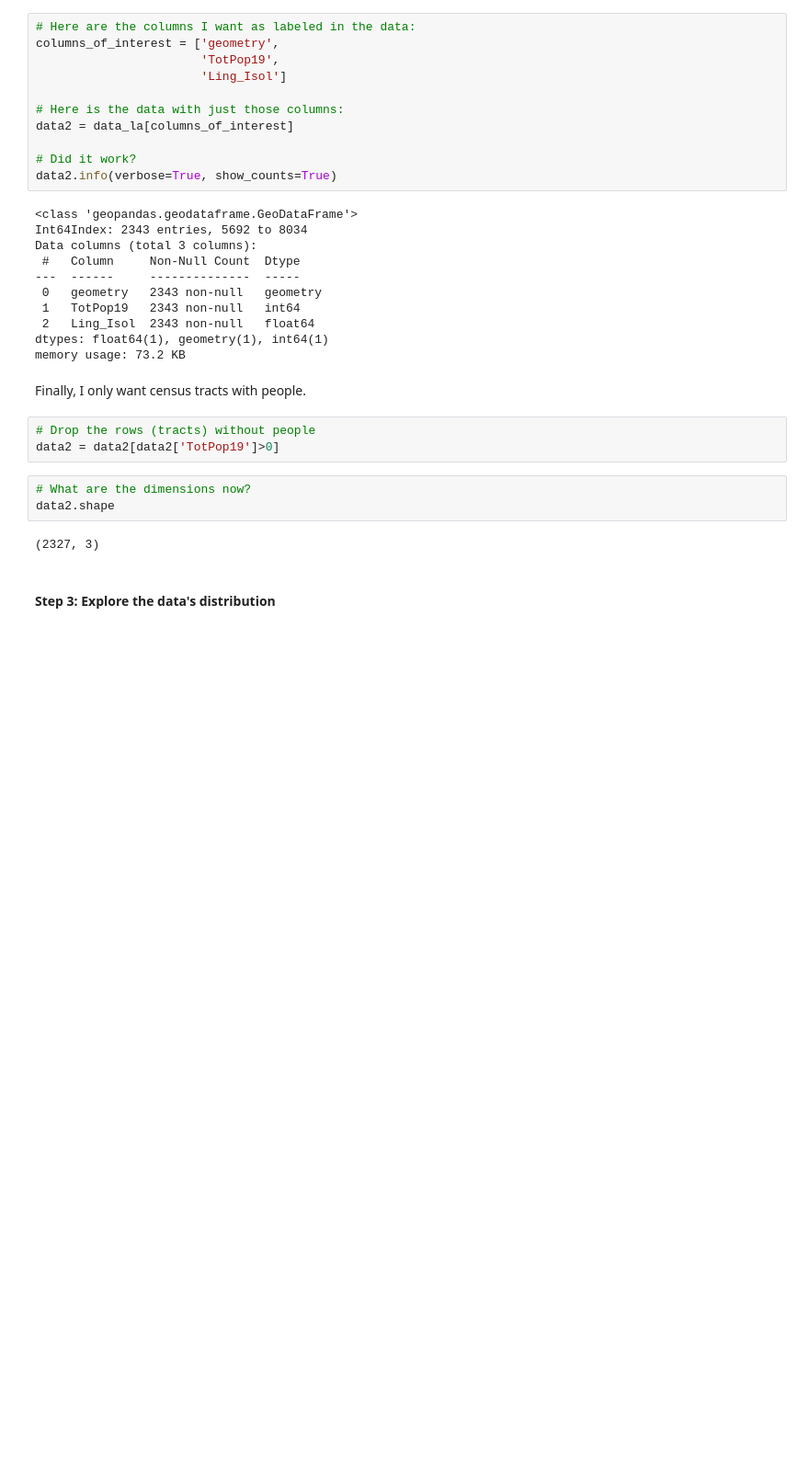
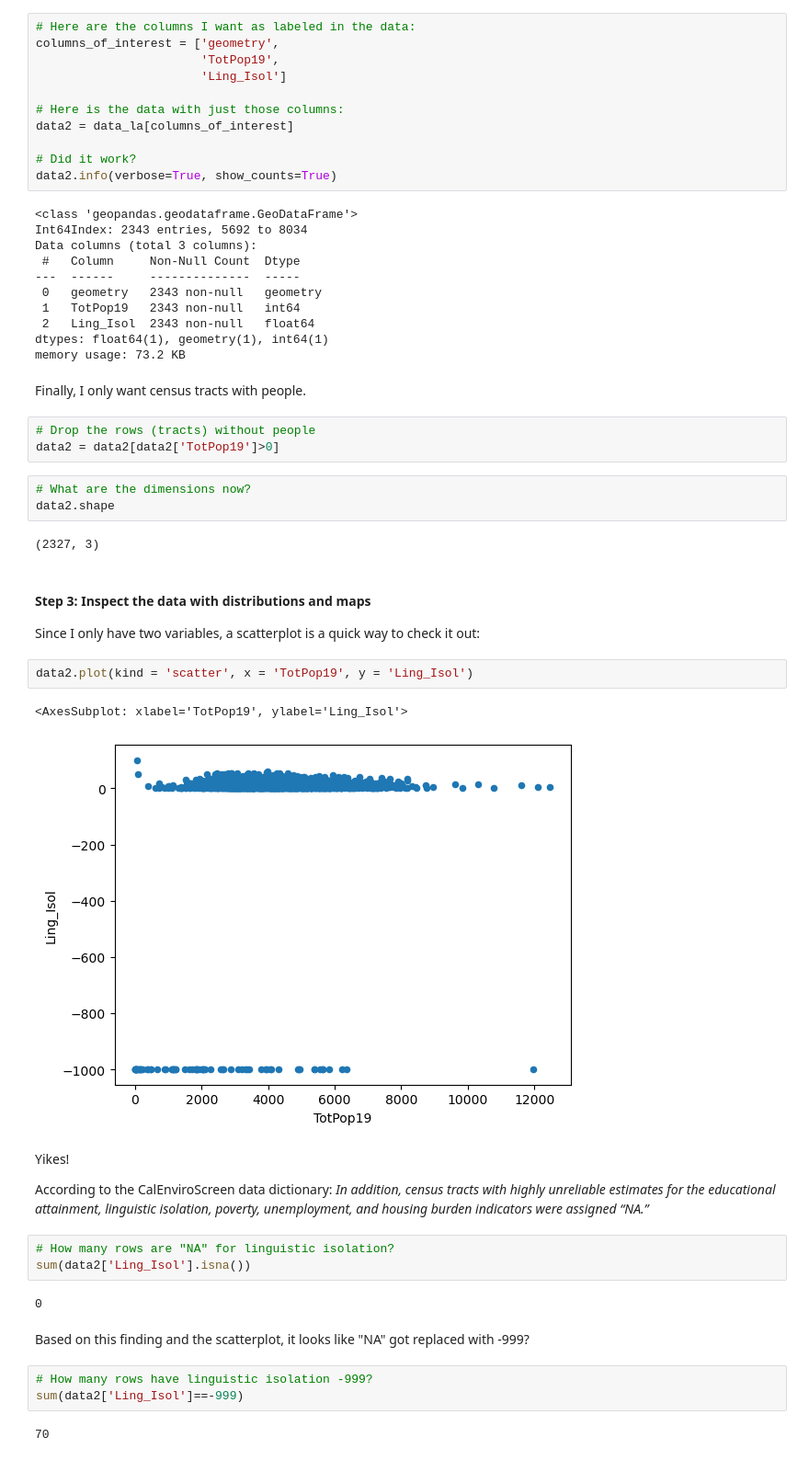
Before and after one commit to aron-walker/up221-aron, a Jupyter notebook: week3/week_3_aron_walker.ipynb, the cells around one changed output. Shown at 92% size. Drawn from its saved outputs; the diff is of its cells as text; blank space fills up the shorter version.

Commit message:
Explored the data

```diff
--- a/week3/week_3_aron_walker.ipynb
+++ b/week3/week_3_aron_walker.ipynb
@@ -141,4 +133,28 @@ data2.shape
 # %% [output]
 (2327, 3)
 # %% [markdown]
-#### Step 3: Explore the data's distribution
+#### Step 3: Inspect the data with distributions and maps
+
+Since I only have two variables, a scatterplot is a quick way to check it out:
+# %%
+data2.plot(kind = 'scatter', x = 'TotPop19', y = 'Ling_Isol')
+# %% [output]
+<AxesSubplot: xlabel='TotPop19', ylabel='Ling_Isol'>
+[figure, added]
+# %% [markdown]
+Yikes!
+
+According to the CalEnviroScreen data dictionary:
+*In addition, census tracts with highly unreliable estimates for the educational attainment, linguistic isolation, poverty, unemployment, and housing burden indicators were assigned “NA.”*
+# %%
+# How many rows are "NA" for linguistic isolation?
+sum(data2['Ling_Isol'].isna())
+# %% [output]
+0
+# %% [markdown]
+Based on this finding and the scatterplot, it looks like "NA" got replaced with -999?
+# %%
+# How many rows have linguistic isolation -999?
+sum(data2['Ling_Isol']==-999)
+# %% [output]
+70
```
Also changed, not shown: parts of 27 cells of this notebook.
